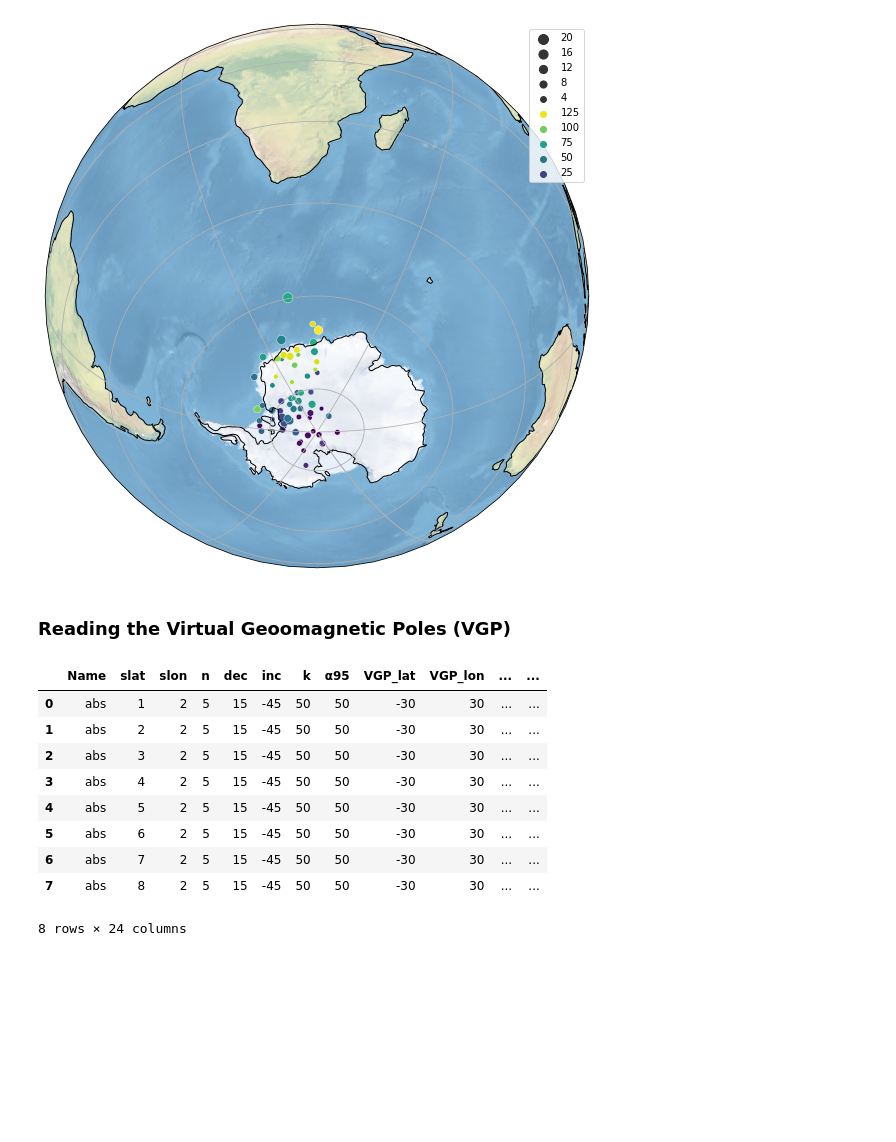
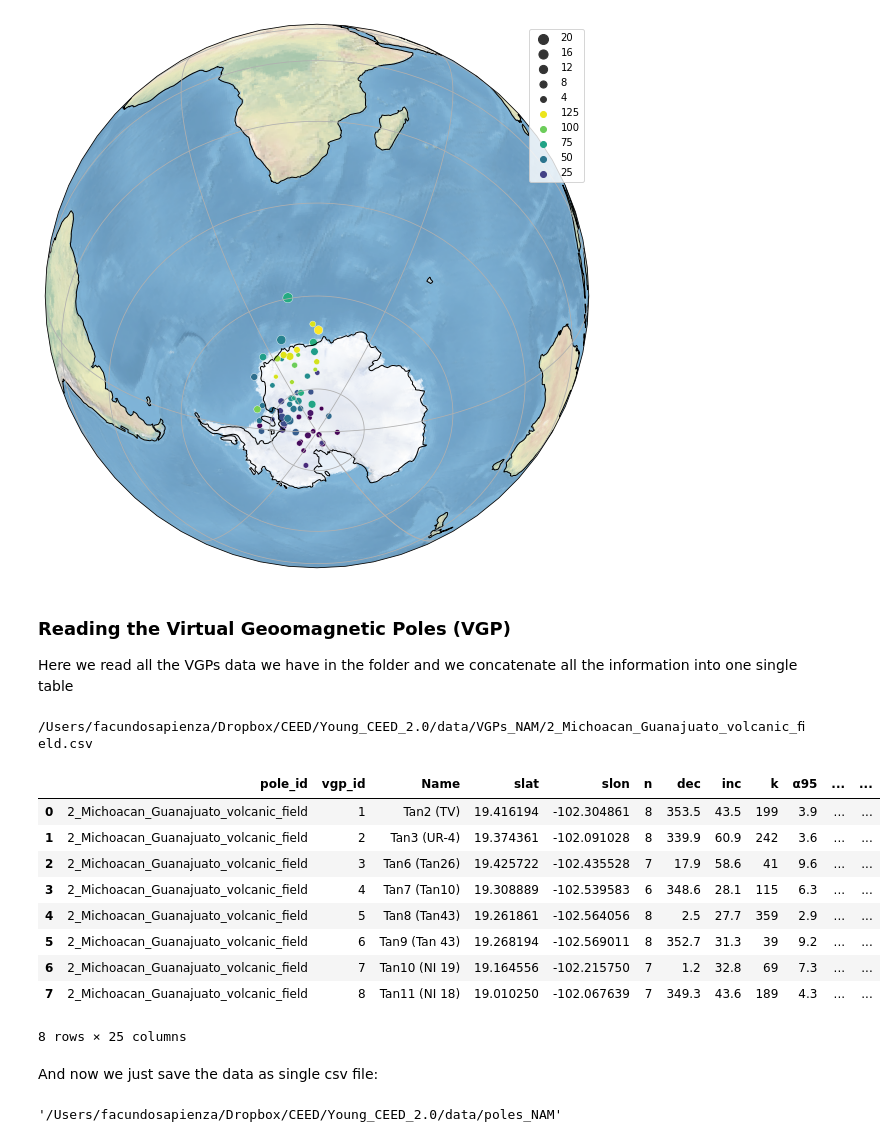
Before and after one commit to bramvaes/Young_CEED_2.0, a Jupyter notebook: Data_read.ipynb, the cells around one changed output. Drawn from its saved outputs; the diff is of its cells as text; code cells hidden in the pictures; blank space fills up the shorter version.

Commit message:
Code to concatenate all vgps with pole id

```diff
--- a/Data_read.ipynb
+++ b/Data_read.ipynb
@@ -54,33 +55,41 @@ plt.show()
 [figure]
 # %% [markdown]
 ### Reading the Virtual Geoomagnetic Poles (VGP)
+
+Here we read all the VGPs data we have in the folder and we concatenate all the information into one single table
 # %%
-data_path_VGP = current_path + "/data/VGP_NAM"
+data_path_VGP = current_path + "/data/VGPs_NAM"
 
 # this reads the names of all the files in the data path foldel we have
 files_names = get_files_in_directory(data_path_VGP)
 # %%
 dfs = []
 
 for fname in files_names:
 
-    df_tmp = pd.read_excel(fname, skiprows = 5)
-    df_tmp['pole_file'] = fname
+    print(fname)
 
+    # Here we need to decide if we read cvs or excel
+    #df_tmp = pd.read_excel(fname, skiprows = 5)
+    df_tmp = pd.read_csv(fname, skiprows = 5)
+
+    df_tmp.insert(0, 'pole_id', fname.replace('.', '/').split('/')[-2])
+    df_tmp.insert(1, 'vgp_id', np.arange(1, df_tmp.shape[0]+1))
     dfs.append(df_tmp)
 
-
-big_frame = pd.concat(dfs, ignore_index=True)
-
-big_frame.head(10)
+df = pd.concat(dfs, ignore_index=True)
+df
 # %% [output]
+/Users/facundosapienza/Dropbox/CEED/Young_CEED_2.0/data/VGPs_NAM/2_Michoacan_Guanajuato_volcanic_ﬁeld.csv
-|  | Name | slat | slon | n | dec | inc | k | α95 | VGP_lat | VGP_lon | ... | ... |
-| 0 | abs | 1 | 2 | 5 | 15 | -45 | 50 | 50 | -30 | 30 | ... | ... |
-| 1 | abs | 2 | 2 | 5 | 15 | -45 | 50 | 50 | -30 | 30 | ... | ... |
-| 2 | abs | 3 | 2 | 5 | 15 | -45 | 50 | 50 | -30 | 30 | ... | ... |
-| 3 | abs | 4 | 2 | 5 | 15 | -45 | 50 | 50 | -30 | 30 | ... | ... |
-| 4 | abs | 5 | 2 | 5 | 15 | -45 | 50 | 50 | -30 | 30 | ... | ... |
-| 5 | abs | 6 | 2 | 5 | 15 | -45 | 50 | 50 | -30 | 30 | ... | ... |
-| 6 | abs | 7 | 2 | 5 | 15 | -45 | 50 | 50 | -30 | 30 | ... | ... |
-| 7 | abs | 8 | 2 | 5 | 15 | -45 | 50 | 50 | -30 | 30 | ... | ... |
+|  | pole_id | vgp_id | Name | slat | slon | n | dec | inc | k | α95 | ... | ... |
+| 0 | 2_Michoacan_Guanajuato_volcanic_ﬁeld | 1 | Tan2 (TV) | 19.416194 | -102.304861 | 8 | 353.5 | 43.5 | 199 | 3.9 | ... | ... |
+| 1 | 2_Michoacan_Guanajuato_volcanic_ﬁeld | 2 | Tan3 (UR-4) | 19.374361 | -102.091028 | 8 | 339.9 | 60.9 | 242 | 3.6 | ... | ... |
+| 2 | 2_Michoacan_Guanajuato_volcanic_ﬁeld | 3 | Tan6 (Tan26) | 19.425722 | -102.435528 | 7 | 17.9 | 58.6 | 41 | 9.6 | ... | ... |
+| 3 | 2_Michoacan_Guanajuato_volcanic_ﬁeld | 4 | Tan7 (Tan10) | 19.308889 | -102.539583 | 6 | 348.6 | 28.1 | 115 | 6.3 | ... | ... |
+| 4 | 2_Michoacan_Guanajuato_volcanic_ﬁeld | 5 | Tan8 (Tan43) | 19.261861 | -102.564056 | 8 | 2.5 | 27.7 | 359 | 2.9 | ... | ... |
+| 5 | 2_Michoacan_Guanajuato_volcanic_ﬁeld | 6 | Tan9 (Tan 43) | 19.268194 | -102.569011 | 8 | 352.7 | 31.3 | 39 | 9.2 | ... | ... |
+| 6 | 2_Michoacan_Guanajuato_volcanic_ﬁeld | 7 | Tan10 (NI 19) | 19.164556 | -102.215750 | 7 | 1.2 | 32.8 | 69 | 7.3 | ... | ... |
+| 7 | 2_Michoacan_Guanajuato_volcanic_ﬁeld | 8 | Tan11 (NI 18) | 19.010250 | -102.067639 | 7 | 349.3 | 43.6 | 189 | 4.3 | ... | ... |
-8 rows × 24 columns
+8 rows × 25 columns
+# %% [markdown]
+And now we just save the data as single csv file:
@@ -86,0 +98,4 @@ big_frame.head(10)
+# %%
+data_path_PP
+# %% [output]
+'/Users/facundosapienza/Dropbox/CEED/Young_CEED_2.0/data/poles_NAM'
```
Also changed, not shown: parts of 3 cells of this notebook.
